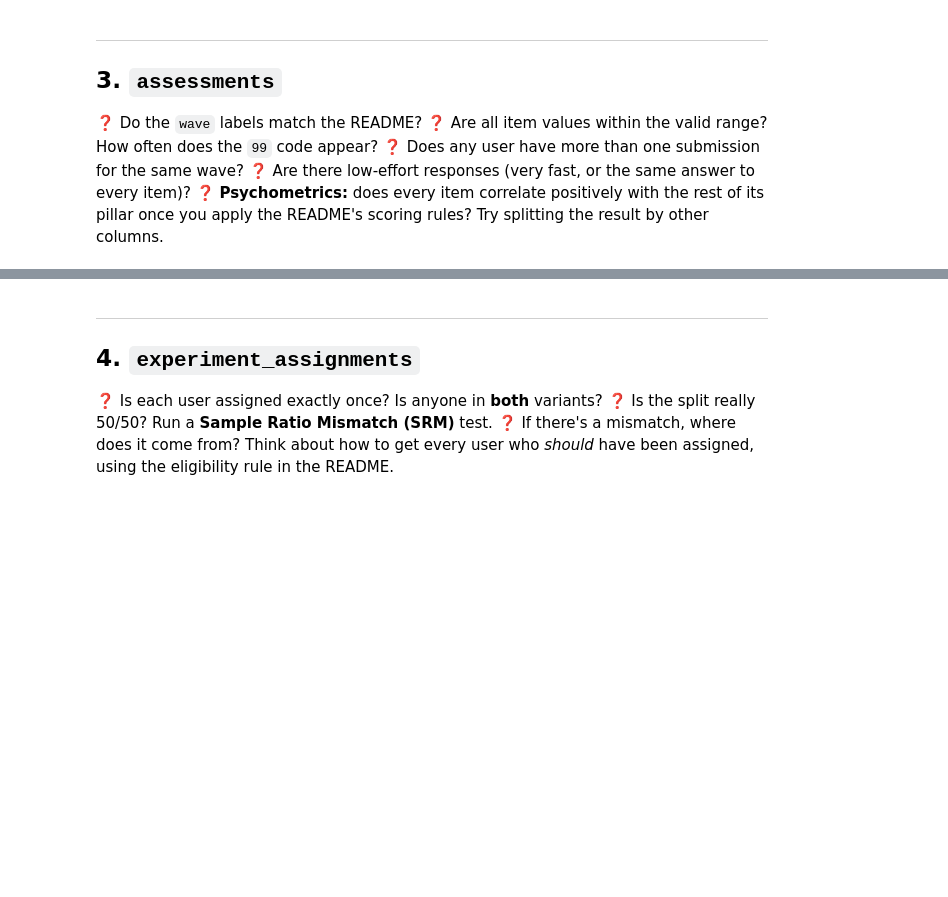
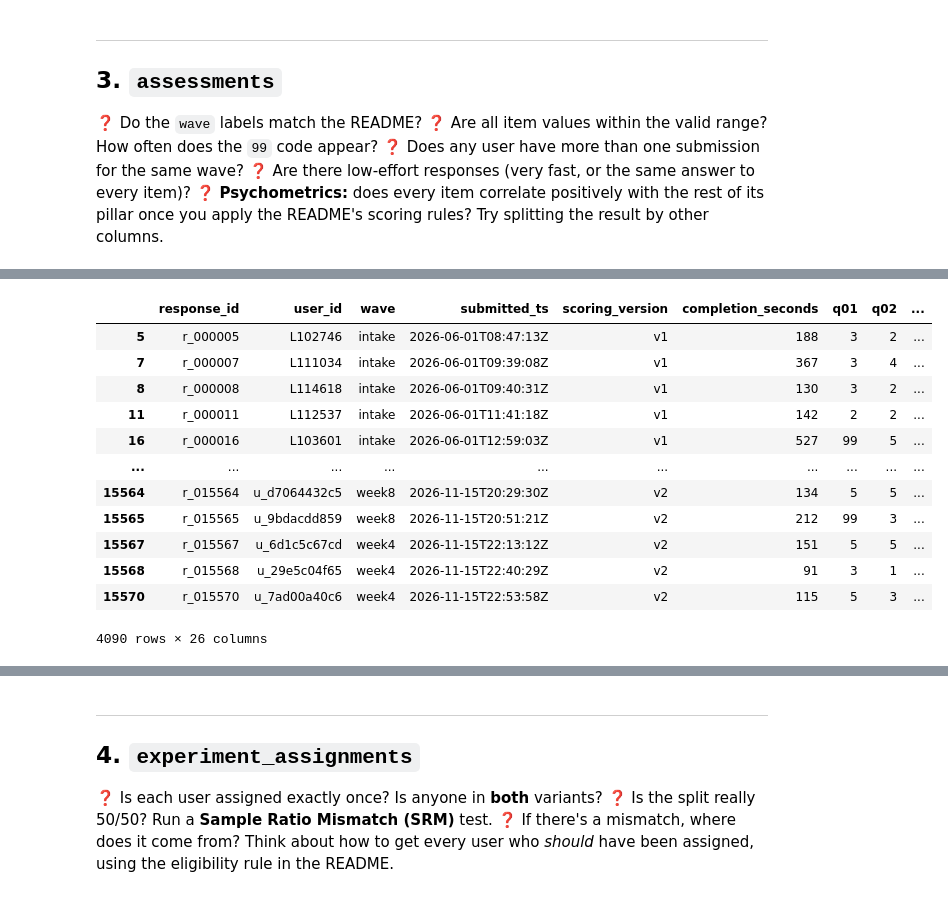
Before and after one commit to Rambagaria/Wellbeing_Data, a Jupyter notebook: 01_data_profiling.ipynb, the cells around one changed output, grey strips where cells are left out. Saved outputs shown, nothing was run; the diff lists cells and outputs as text; code cells hidden in the pictures; blank space fills up the shorter version.

```diff
--- a/01_data_profiling.ipynb
+++ b/01_data_profiling.ipynb
@@ -528,0 +709,17 @@ pd.concat({c: assess[c].value_counts() for c in items + phq}, axis=1).fillna(0).
+# %%
+# print rows where any value is string '99'
+assess[assess.isin(['99']).any(axis=1)]
+# %% [output]
+|  | response_id | user_id | wave | submitted_ts | scoring_version | completion_seconds | q01 | q02 | ... |
+| 5 | r_000005 | L102746 | intake | 2026-06-01T08:47:13Z | v1 | 188 | 3 | 2 | ... |
+| 7 | r_000007 | L111034 | intake | 2026-06-01T09:39:08Z | v1 | 367 | 3 | 4 | ... |
+| 8 | r_000008 | L114618 | intake | 2026-06-01T09:40:31Z | v1 | 130 | 3 | 2 | ... |
+| 11 | r_000011 | L112537 | intake | 2026-06-01T11:41:18Z | v1 | 142 | 2 | 2 | ... |
+| 16 | r_000016 | L103601 | intake | 2026-06-01T12:59:03Z | v1 | 527 | 99 | 5 | ... |
+| ... | ... | ... | ... | ... | ... | ... | ... | ... | ... |
+| 15564 | r_015564 | u_d7064432c5 | week8 | 2026-11-15T20:29:30Z | v2 | 134 | 5 | 5 | ... |
+| 15565 | r_015565 | u_9bdacdd859 | week8 | 2026-11-15T20:51:21Z | v2 | 212 | 99 | 3 | ... |
+| 15567 | r_015567 | u_6d1c5c67cd | week4 | 2026-11-15T22:13:12Z | v2 | 151 | 5 | 5 | ... |
+| 15568 | r_015568 | u_29e5c04f65 | week4 | 2026-11-15T22:40:29Z | v2 | 91 | 3 | 1 | ... |
+| 15570 | r_015570 | u_7ad00a40c6 | week4 | 2026-11-15T22:53:58Z | v2 | 115 | 5 | 3 | ... |
+4090 rows × 26 columns
```
Also changed, not shown: parts of 33 cells of this notebook, 2 other files.
